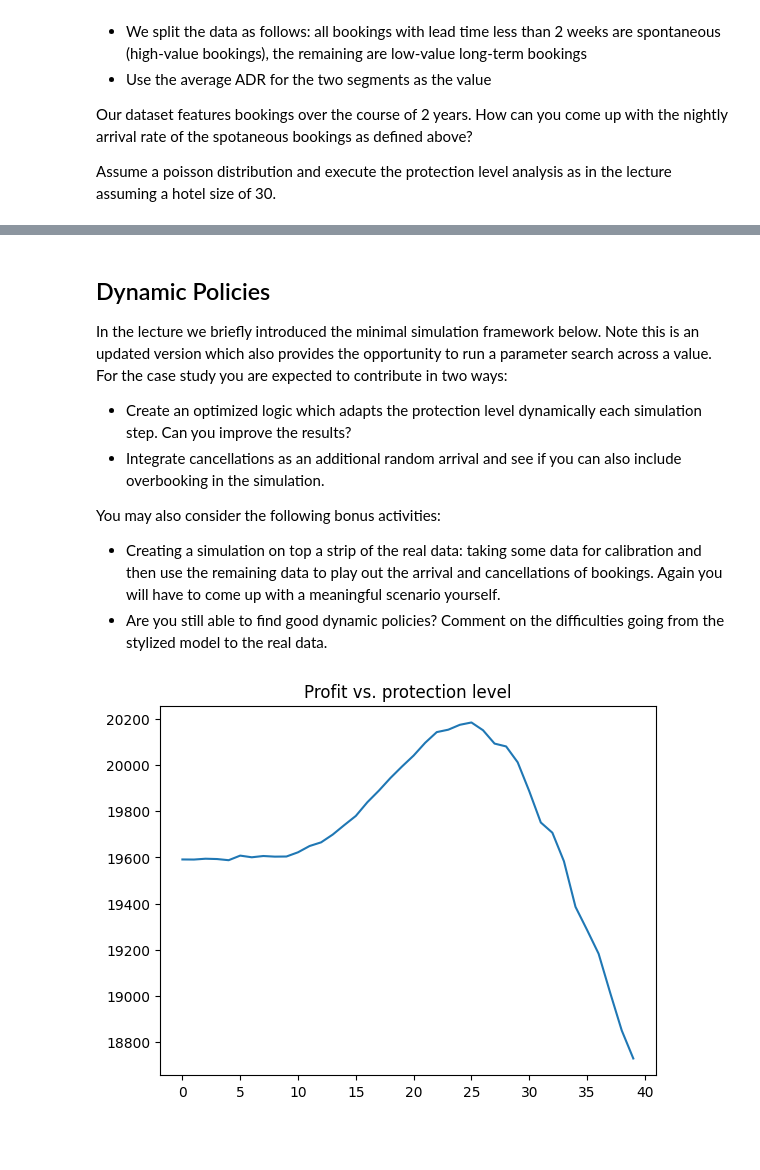
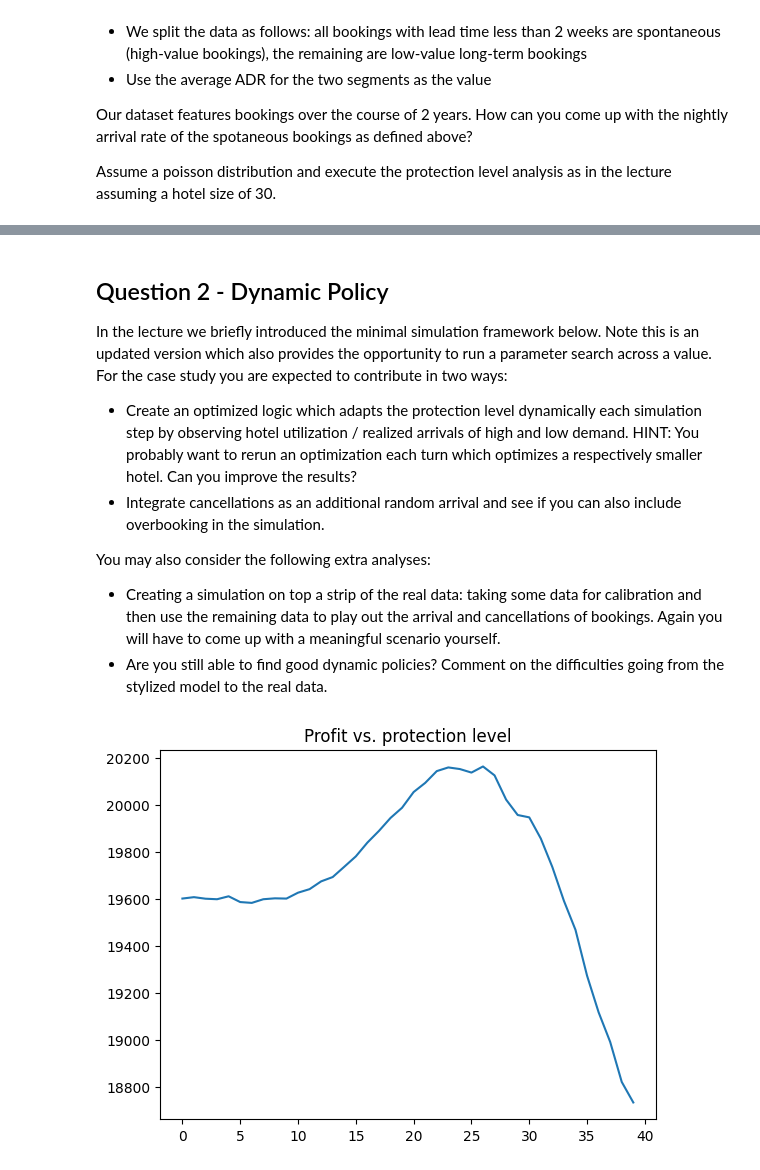
Before and after one commit to D3IP-SS24/03-revenue-management-week-2-chrisflath, a Jupyter notebook: Case-3.ipynb, the cells around one changed output, grey strips where cells are left out. Cells and saved outputs as stored; diff of their text form; code cells hidden in the pictures; blank space fills up the shorter version.

```diff
--- a/Case-3.ipynb
+++ b/Case-3.ipynb
@@ -121,14 +40,14 @@ Try to expand the previous analysis to cover richer settings. Idea that you coul
 * Accounting for quarterly patterns of ADR and cancellation rates (periodic adjustment of policies)
 * Replacing booking class by a an ADR threshold which has to be optimized. Use the data to obtain a distribution of the rates and come up with a meaningful way to incorporate it into the stochastic program scenarios.
 # %% [markdown]
-## Dynamic Policies
+## Question 2 - Dynamic Policy
 
 In the lecture we briefly introduced the minimal simulation framework below. Note this is an updated version which also provides the opportunity to run a parameter search across a value. For the case study you are expected to contribute in two ways:
 
-* Create an optimized logic which adapts the protection level dynamically each simulation step. Can you improve the results?
+* Create an optimized logic which adapts the protection level dynamically each simulation step by observing hotel utilization / realized arrivals of high and low demand. HINT: You probably want to rerun an optimization each turn which optimizes a respectively smaller hotel. Can you improve the results?
 * Integrate cancellations as an additional random arrival and see if you can also include overbooking in the simulation.
 
-You may also consider the following bonus activities:
+You may also consider the following extra analyses:
 
 * Creating a simulation on top a strip of the real data: taking some data for calibration and then use the remaining data to play out the arrival and cancellations of bookings. Again you will have to come up with a meaningful scenario yourself.
 * Are you still able to find good dynamic policies? Comment on the difficulties going from the stylized model to the real data.
@@ -144,9 +63,7 @@ time_horizon = 30  # days booking horizon
 
 mean_demand_high_fare_daily = 27.3 / time_horizon  # Daily mean demand for high fare
 mean_demand_low_fare_daily = 118 * 2 / time_horizon  # High probability to exceed 118 over 30 days
-num_simulations = 1000  # Number of simulations
-
-
+num_simulations = 500  # Number of simulations
 
 def simulate_booking(protection):
     # Static booking limits from earlier calculations
@@ -162,6 +79,8 @@ def simulate_booking(protection):
     cumulative_profit = 0
 
     for t in range(time_horizon):
+        # INCLUDE UPDATE LOGIC FOR PROTECTION LIMIT HERE
+
         # Simulate arrivals
         high_fare_arrivals = np.random.poisson(mean_demand_high_fare_daily)
         low_fare_arrivals = np.random.poisson(mean_demand_low_fare_daily)
@@ -185,33 +104,31 @@ def simulate_booking(protection):
         low_fare_bookings[t] = cumulative_low_fare_bookings
         daily_profit[t] = cumulative_profit
 
     return high_fare_bookings, low_fare_bookings, daily_profit
 
 # Run simulations
 results = {}
 all_high_fare_bookings = {}
 all_low_fare_bookings = {}
 all_daily_profits = {}
 
 for protection in range(40):
     all_high_fare_bookings[protection] = []
     all_low_fare_bookings[protection] = []
     all_daily_profits[protection] = []
     for _ in range(num_simulations):
         high_fare_bookings, low_fare_bookings, daily_profit = simulate_booking(protection)
         all_high_fare_bookings[protection].append(high_fare_bookings)
         all_low_fare_bookings[protection].append(low_fare_bookings)
         all_daily_profits[protection].append(daily_profit)
     profit = sum([all_daily_profits[protection][i][-1] for i in range(num_simulations)])/num_simulations
     results[protection] = profit
 
-
-
 myList = sorted(results.items())
 x, y = zip(*myList)
 
 plt.plot(x, y)
 plt.title('Profit vs. protection level')
 plt.show()
 # %% [output]
-[figure, old version]
+[figure, new version]
```
Also changed, not shown: parts of 19 cells of this notebook.
